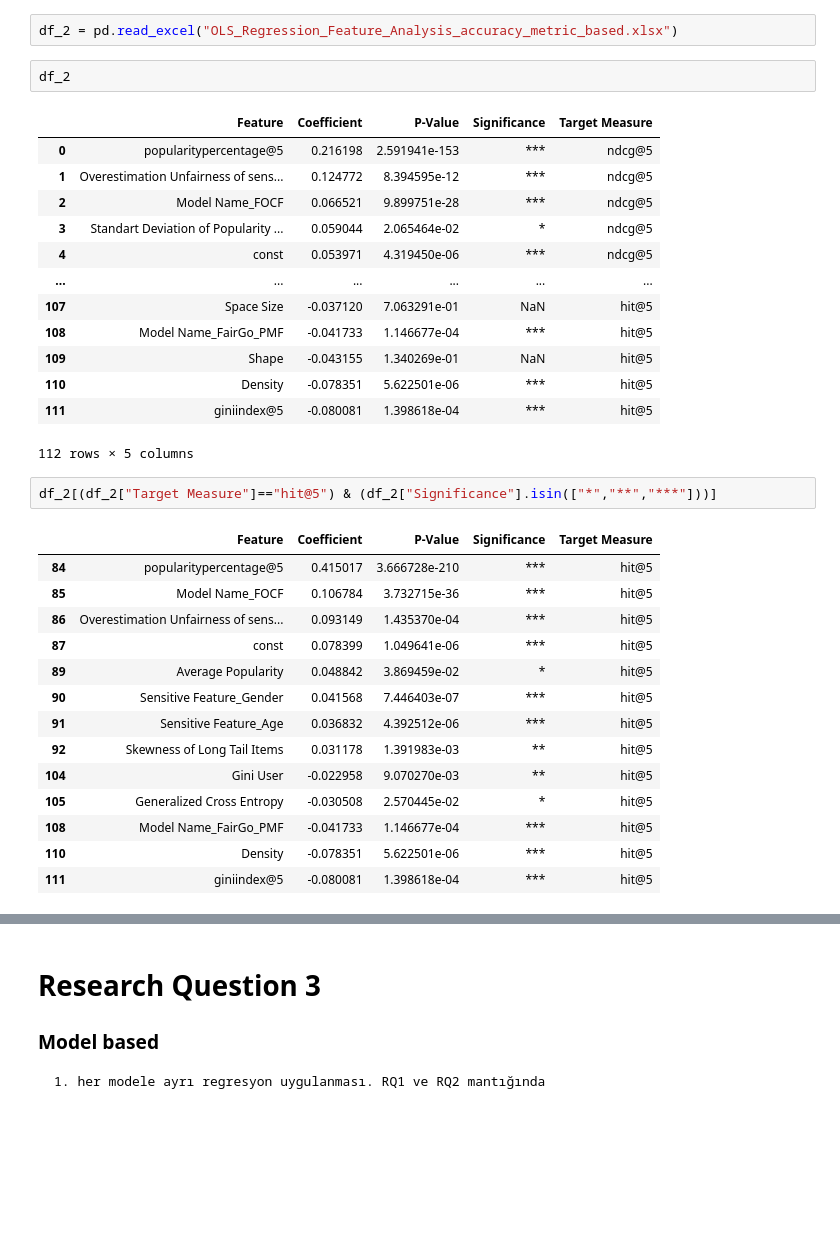
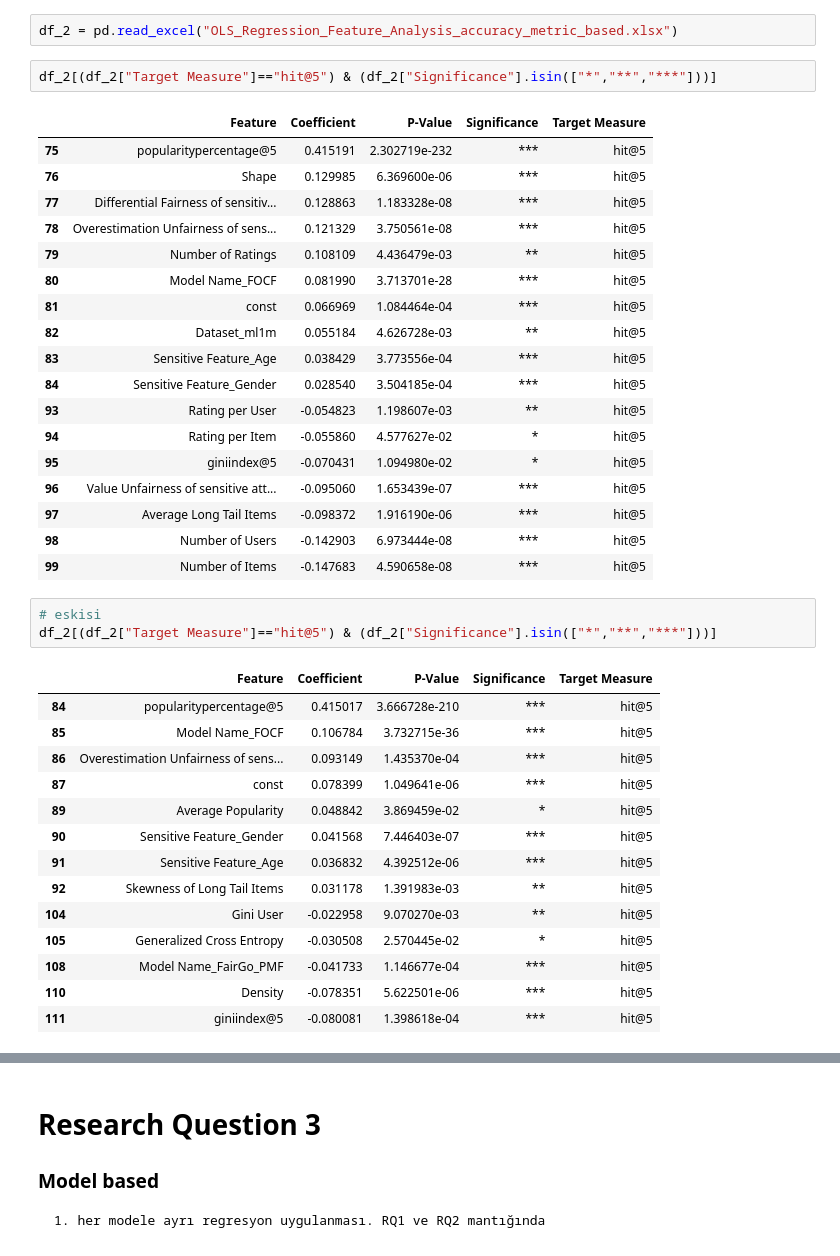
Before and after one commit to ITU-ILAP/RecBole-FairRec-Comparison-Tool, a Jupyter notebook: evaluation/regression_analysis.ipynb, the cells around one changed output, grey strips where cells are left out. Cells and saved outputs as stored; diff of their text form; blank space fills up the shorter version.

```diff
--- a/evaluation/regression_analysis.ipynb
+++ b/evaluation/regression_analysis.ipynb
@@ -135,23 +133,29 @@ pivot_data_filtered
     1. bunun için target değerimiz accuracy(biri seçilsin), girdi: accuracy metrikler hariç her şey.
 # %%
 df_2 = pd.read_excel("OLS_Regression_Feature_Analysis_accuracy_metric_based.xlsx")
-# %%
-df_2
-# %% [output]
-|  | Feature | Coefficient | P-Value | Significance | Target Measure |
-| 0 | popularitypercentage@5 | 0.216198 | 2.591941e-153 | *** | ndcg@5 |
-| 1 | Overestimation Unfairness of sens... | 0.124772 | 8.394595e-12 | *** | ndcg@5 |
-| 2 | Model Name_FOCF | 0.066521 | 9.899751e-28 | *** | ndcg@5 |
-| 3 | Standart Deviation of Popularity ... | 0.059044 | 2.065464e-02 | * | ndcg@5 |
-| 4 | const | 0.053971 | 4.319450e-06 | *** | ndcg@5 |
-| ... | ... | ... | ... | ... | ... |
-| 107 | Space Size | -0.037120 | 7.063291e-01 | NaN | hit@5 |
-| 108 | Model Name_FairGo_PMF | -0.041733 | 1.146677e-04 | *** | hit@5 |
-| 109 | Shape | -0.043155 | 1.340269e-01 | NaN | hit@5 |
-| 110 | Density | -0.078351 | 5.622501e-06 | *** | hit@5 |
-| 111 | giniindex@5 | -0.080081 | 1.398618e-04 | *** | hit@5 |
-112 rows × 5 columns
+# %%
+df_2[(df_2["Target Measure"]=="hit@5") & (df_2["Significance"].isin(["*","**","***"]))]
+# %% [output]
+|  | Feature | Coefficient | P-Value | Significance | Target Measure |
+| 75 | popularitypercentage@5 | 0.415191 | 2.302719e-232 | *** | hit@5 |
+| 76 | Shape | 0.129985 | 6.369600e-06 | *** | hit@5 |
+| 77 | Differential Fairness of sensitiv... | 0.128863 | 1.183328e-08 | *** | hit@5 |
+| 78 | Overestimation Unfairness of sens... | 0.121329 | 3.750561e-08 | *** | hit@5 |
+| 79 | Number of Ratings | 0.108109 | 4.436479e-03 | ** | hit@5 |
+| 80 | Model Name_FOCF | 0.081990 | 3.713701e-28 | *** | hit@5 |
+| 81 | const | 0.066969 | 1.084464e-04 | *** | hit@5 |
+| 82 | Dataset_ml1m | 0.055184 | 4.626728e-03 | ** | hit@5 |
+| 83 | Sensitive Feature_Age | 0.038429 | 3.773556e-04 | *** | hit@5 |
+| 84 | Sensitive Feature_Gender | 0.028540 | 3.504185e-04 | *** | hit@5 |
+| 93 | Rating per User | -0.054823 | 1.198607e-03 | ** | hit@5 |
+| 94 | Rating per Item | -0.055860 | 4.577627e-02 | * | hit@5 |
+| 95 | giniindex@5 | -0.070431 | 1.094980e-02 | * | hit@5 |
+| 96 | Value Unfairness of sensitive att... | -0.095060 | 1.653439e-07 | *** | hit@5 |
+| 97 | Average Long Tail Items | -0.098372 | 1.916190e-06 | *** | hit@5 |
+| 98 | Number of Users | -0.142903 | 6.973444e-08 | *** | hit@5 |
+| 99 | Number of Items | -0.147683 | 4.590658e-08 | *** | hit@5 |
 # %%
+# eskisi
 df_2[(df_2["Target Measure"]=="hit@5") & (df_2["Significance"].isin(["*","**","***"]))]
 # %% [output]
 |  | Feature | Coefficient | P-Value | Significance | Target Measure |
```
Also changed, not shown: parts of 9 cells of this notebook, 21 other files.
